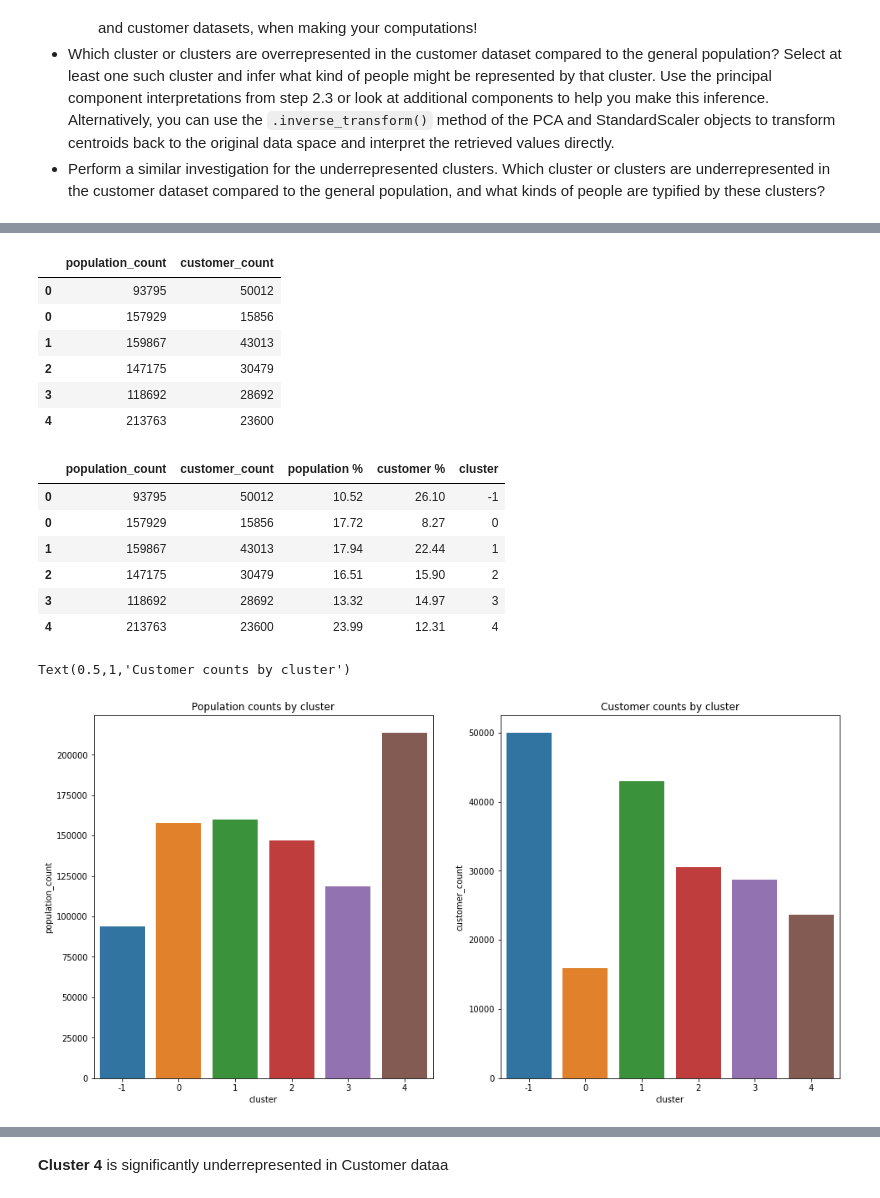
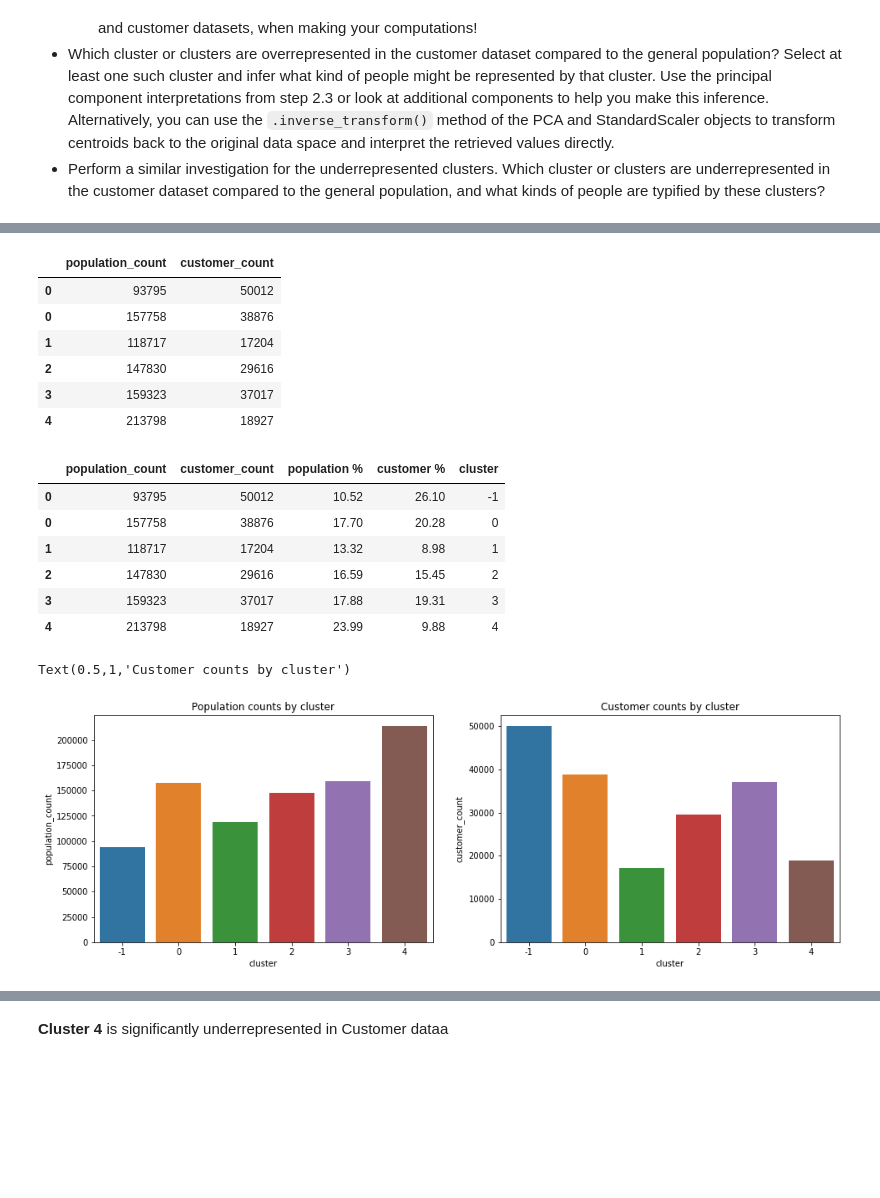
Before and after one commit to yvsajay/Identifying-Customer-Segments-Arvato-UNSUPERVISED-LEARNING-, a Jupyter notebook: Identify_Customer_Segments.ipynb, the cells around one changed output, grey strips where cells are left out. Drawn from its saved outputs; the diff is of its cells as text; code cells hidden in the pictures; blank space fills up the shorter version.

```diff
--- a/Identify_Customer_Segments.ipynb
+++ b/Identify_Customer_Segments.ipynb
@@ -1104,3 +1164,22 @@ customers_cleaned.head()
 | 4 | 3.0 | 1 | 3 | 1 | 4 | 4 | ... |
 | 5 | 3.0 | 1 | 5 | 1 | 5 | 1 | ... |
 5 rows × 183 columns
+# %%
+#check for column count match in both customer and population after cleaning
+def add_missing_dummy_columns(d, columns):
+    missing_cols = set(columns) - set(d.columns)
+    print(missing_cols)
+    for c in missing_cols:
+        d[c] = 0
+
+def fix_columns(d, columns):
+    add_missing_dummy_columns(d, columns)
+    # make sure we have all the columns we need
+    assert(set(columns) - set(d.columns) == set())
+    extra_cols = set(d.columns) - set(columns)
+    if extra_cols:
+        print("extra columns:", extra_cols)
+    d = d[columns]
+    return d
+customers_cleaned = fix_columns(customers_cleaned, azdias_blw.columns.tolist())
+customers_cleaned.head()
@@ -1127,7 +1215,7 @@ customer_headers
  'family_homes']
 # %%
 #replacing missed values
-customers_cleaned = imp.fit_transform(customers_cleaned)
+customers_cleaned = imp.transform(customers_cleaned)
 customers_cleaned = pd.DataFrame(customers_cleaned)
 customers_cleaned.head()
 # %% [output]
@@ -1141,6 +1229,6 @@ customers_cleaned.head()
 # %%
 #feature scaling
-customers_scaled = scaler.fit_transform(customers_cleaned)
+customers_scaled = scaler.transform(customers_cleaned)
 pd.DataFrame(customers_scaled).head()
 # %% [output]
 |  | 0 | 1 | 2 | 3 | 4 | 5 | 6 | 7 | 8 | 9 | ... | ... |
@@ -1153,6 +1241,6 @@ pd.DataFrame(customers_scaled).head()
 # %%
 #pca
-customers_reduced = pca.fit_transform(customers_scaled)
+customers_reduced = pca.transform(customers_scaled)
 pd.DataFrame(customers_reduced).head()
 # %% [output]
 |  | 0 | 1 | 2 | 3 | 4 | 5 | 6 | 7 | 8 | 9 | ... | ... |
@@ -1246,11 +1328,11 @@ cluster_comparison
 # %% [output]
 |  | population_count | customer_count |
 | 0 | 93795 | 50012 |
-| 0 | 157929 | 15856 |
-| 1 | 159867 | 43013 |
-| 2 | 147175 | 30479 |
-| 3 | 118692 | 28692 |
-| 4 | 213763 | 23600 |
+| 0 | 157758 | 38876 |
+| 1 | 118717 | 17204 |
+| 2 | 147830 | 29616 |
+| 3 | 159323 | 37017 |
+| 4 | 213798 | 18927 |
 # %%
 #adding proportions & cluster details to table
 cluster_comparison['population %']= (cluster_comparison['population_count']/\
@@ -1263,23 +1345,23 @@ cluster_comparison
 # %% [output]
 |  | population_count | customer_count | population % | customer % | cluster |
 | 0 | 93795 | 50012 | 10.52 | 26.10 | -1 |
-| 0 | 157929 | 15856 | 17.72 | 8.27 | 0 |
-| 1 | 159867 | 43013 | 17.94 | 22.44 | 1 |
-| 2 | 147175 | 30479 | 16.51 | 15.90 | 2 |
-| 3 | 118692 | 28692 | 13.32 | 14.97 | 3 |
-| 4 | 213763 | 23600 | 23.99 | 12.31 | 4 |
+| 0 | 157758 | 38876 | 17.70 | 20.28 | 0 |
+| 1 | 118717 | 17204 | 13.32 | 8.98 | 1 |
+| 2 | 147830 | 29616 | 16.59 | 15.45 | 2 |
+| 3 | 159323 | 37017 | 17.88 | 19.31 | 3 |
+| 4 | 213798 | 18927 | 23.99 | 9.88 | 4 |
 # %%
 #population & Customer counts
-ax = plt.figure(figsize=(16,8))
+ax = plt.figure(figsize=(16,5))
 ax1 = ax.add_subplot(121)
 ax1 = sns.barplot(x='cluster', y='population_count', data = cluster_comparison)
 ax1.set_title('Population counts by cluster')
 
 ax2 = ax.add_subplot(122)
 ax2 = sns.barplot(x='cluster', y='customer_count', data = cluster_comparison)
 ax2.set_title('Customer counts by cluster')
 # %% [output]
 Text(0.5,1,'Customer counts by cluster')
-[figure, old version]
+[figure, new version]
 # %%
 #population & Customer ratios
```
Also changed, not shown: parts of 34 cells of this notebook, 1 other file.
